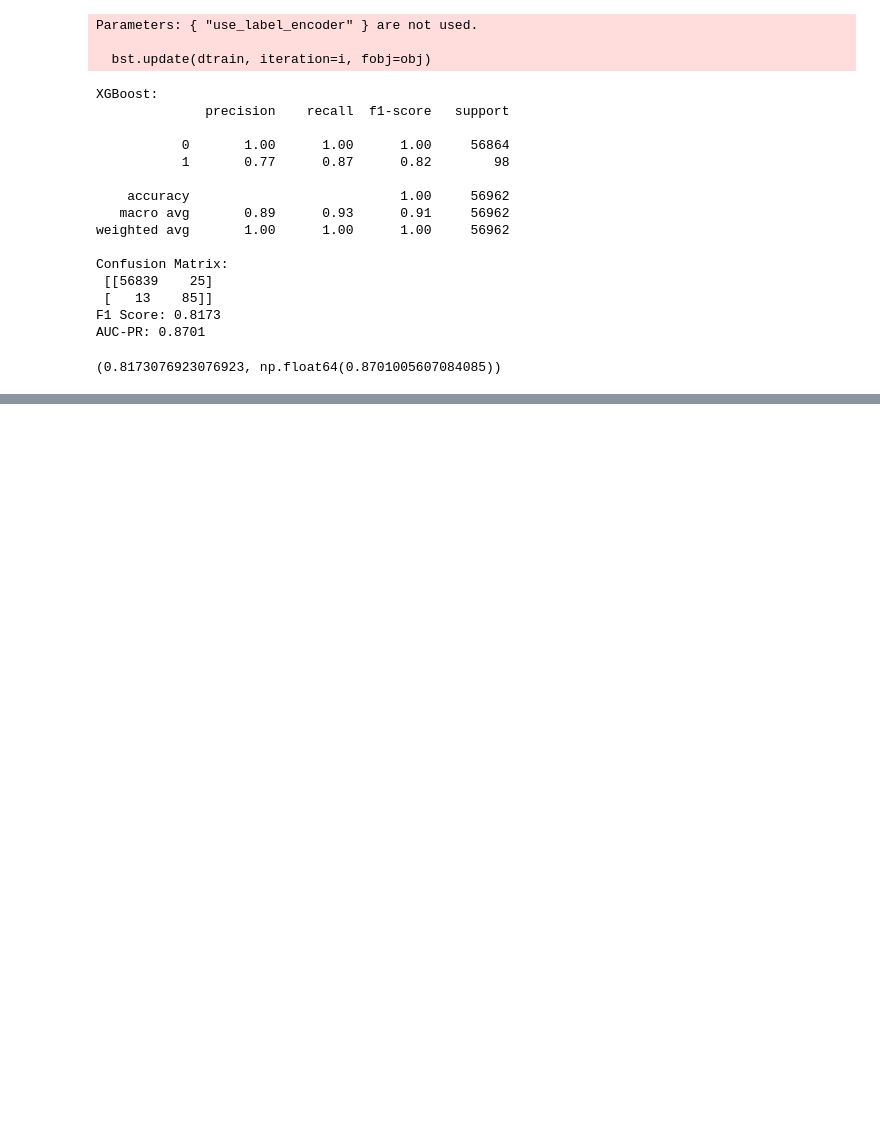
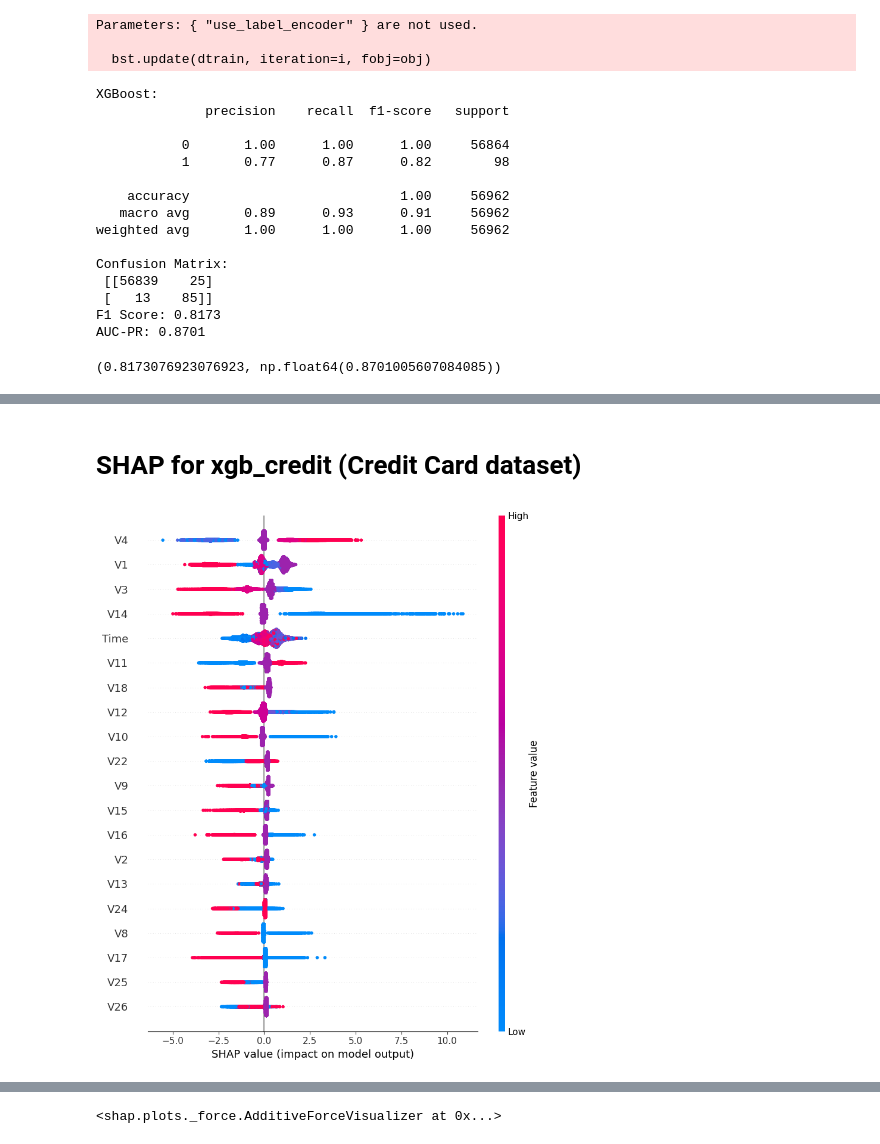
Before and after one commit to HiwotAddis/Fraud-Detection, a Jupyter notebook: notebooks/model_training.ipynb, the cells around one changed output, grey strips where cells are left out. Cells and saved outputs as stored; diff of their text form; code cells hidden in the pictures; blank space fills up the shorter version.

```diff
--- a/notebooks/model_training.ipynb
+++ b/notebooks/model_training.ipynb
@@ -179,0 +198,16 @@ AUC-PR: 0.8701
+# %% [markdown]
+# SHAP for xgb_credit (Credit Card dataset)
+# %%
+import shap
+import matplotlib.pyplot as plt
+Xc_test_clean = Xc_test.astype(int)
+
+explainer = shap.Explainer(xgb_credit, Xc_test_clean)
+shap_values = explainer(Xc_test_clean)
+
+shap.summary_plot(shap_values, Xc_test_clean)
+
+shap.initjs()
+shap.force_plot(shap_values[0].base_values, shap_values[0].values, Xc_test_clean.iloc[0])
+# %% [output]
+[figure, added]
@@ -179,0 +215 @@ AUC-PR: 0.8701
+<shap.plots._force.AdditiveForceVisualizer at 0x...>
```
Also changed, not shown: parts of 3 cells of this notebook.
